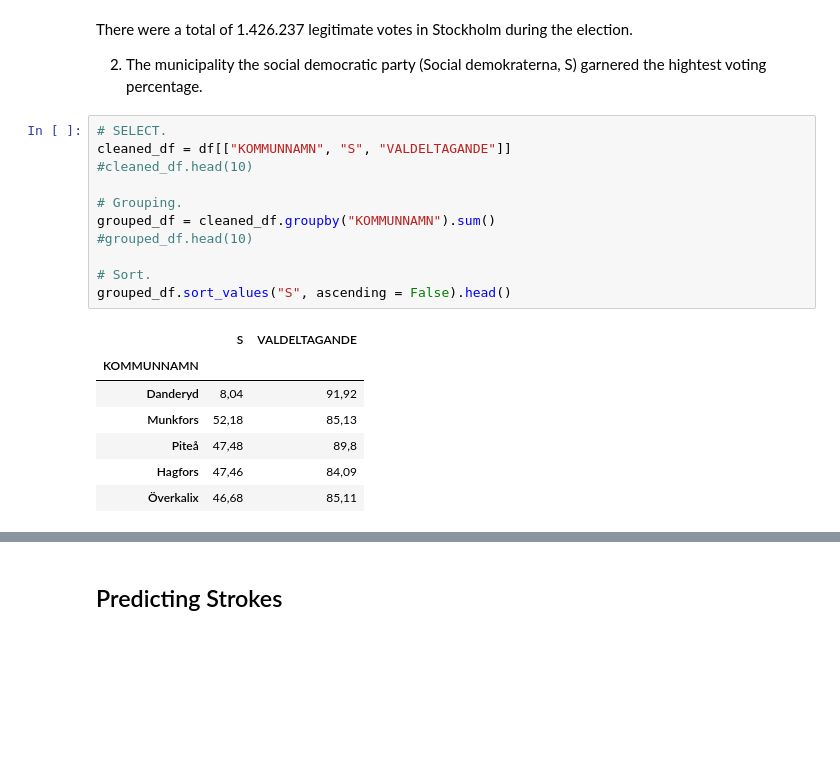
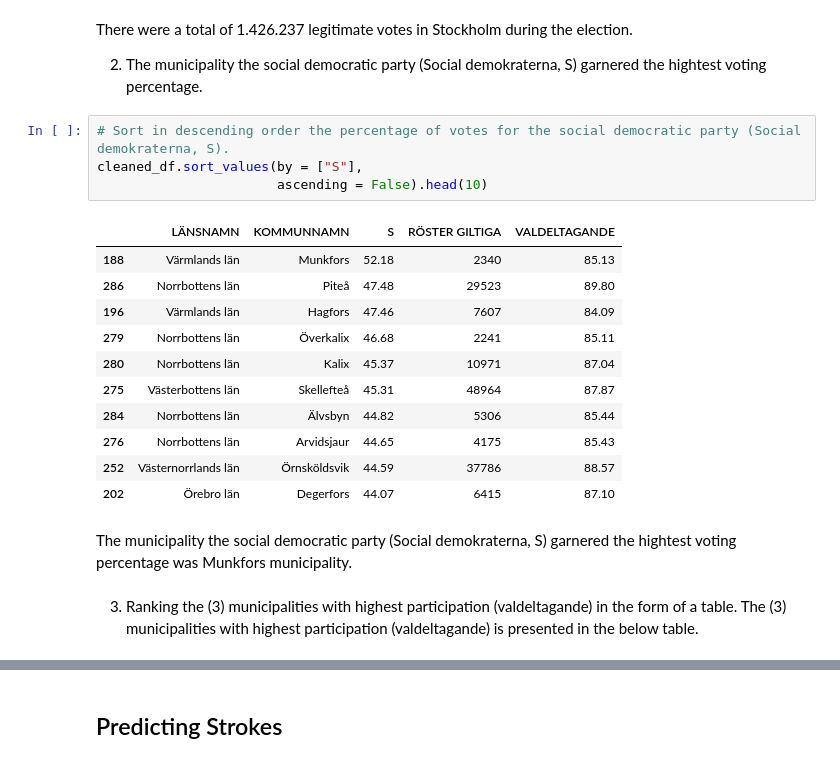
Before and after one commit to nihe6187/su-mt4007, a Jupyter notebook: HW1/HW2.ipynb, the cells around one changed output, grey strips where cells are left out. Cells and saved outputs as stored; diff of their text form; blank space fills up the shorter version.

```diff
--- a/HW1/HW2.ipynb
+++ b/HW1/HW2.ipynb
@@ -97,22 +129,23 @@ grouped_df.head(20)
 There were a total of 1.426.237 legitimate votes in Stockholm during the election.
 
 2. The municipality the social democratic party (Social demokraterna, S) garnered the hightest voting percentage.
-# %%
-# SELECT.
-cleaned_df = df[["KOMMUNNAMN", "S", "VALDELTAGANDE"]]
-#cleaned_df.head(10)
-
-# Grouping.
-grouped_df = cleaned_df.groupby("KOMMUNNAMN").sum()
-#grouped_df.head(10)
-
-# Sort.
-grouped_df.sort_values("S", ascending = False).head()
-# %% [output]
-|  | S | VALDELTAGANDE |
-| KOMMUNNAMN |  |  |
-| Danderyd | 8,04 | 91,92 |
-| Munkfors | 52,18 | 85,13 |
-| Piteå | 47,48 | 89,8 |
-| Hagfors | 47,46 | 84,09 |
-| Överkalix | 46,68 | 85,11 |
+# %%
+# Sort in descending order the percentage of votes for the social democratic party (Social demokraterna, S).
+cleaned_df.sort_values(by = ["S"],
+                       ascending = False).head(10)
+# %% [output]
+|  | LÄNSNAMN | KOMMUNNAMN | S | RÖSTER GILTIGA | VALDELTAGANDE |
+| 188 | Värmlands län | Munkfors | 52.18 | 2340 | 85.13 |
+| 286 | Norrbottens län | Piteå | 47.48 | 29523 | 89.80 |
+| 196 | Värmlands län | Hagfors | 47.46 | 7607 | 84.09 |
+| 279 | Norrbottens län | Överkalix | 46.68 | 2241 | 85.11 |
+| 280 | Norrbottens län | Kalix | 45.37 | 10971 | 87.04 |
+| 275 | Västerbottens län | Skellefteå | 45.31 | 48964 | 87.87 |
+| 284 | Norrbottens län | Älvsbyn | 44.82 | 5306 | 85.44 |
+| 276 | Norrbottens län | Arvidsjaur | 44.65 | 4175 | 85.43 |
+| 252 | Västernorrlands län | Örnsköldsvik | 44.59 | 37786 | 88.57 |
+| 202 | Örebro län | Degerfors | 44.07 | 6415 | 87.10 |
+# %% [markdown]
+The municipality the social democratic party (Social demokraterna, S) garnered the hightest voting percentage was Munkfors municipality.
+# %% [markdown]
+3. Ranking the (3) municipalities with highest participation (valdeltagande) in the form of a table. The (3) municipalities with highest participation (valdeltagande) is presented in the below table.
```
Also changed, not shown: parts of 11 cells of this notebook.
